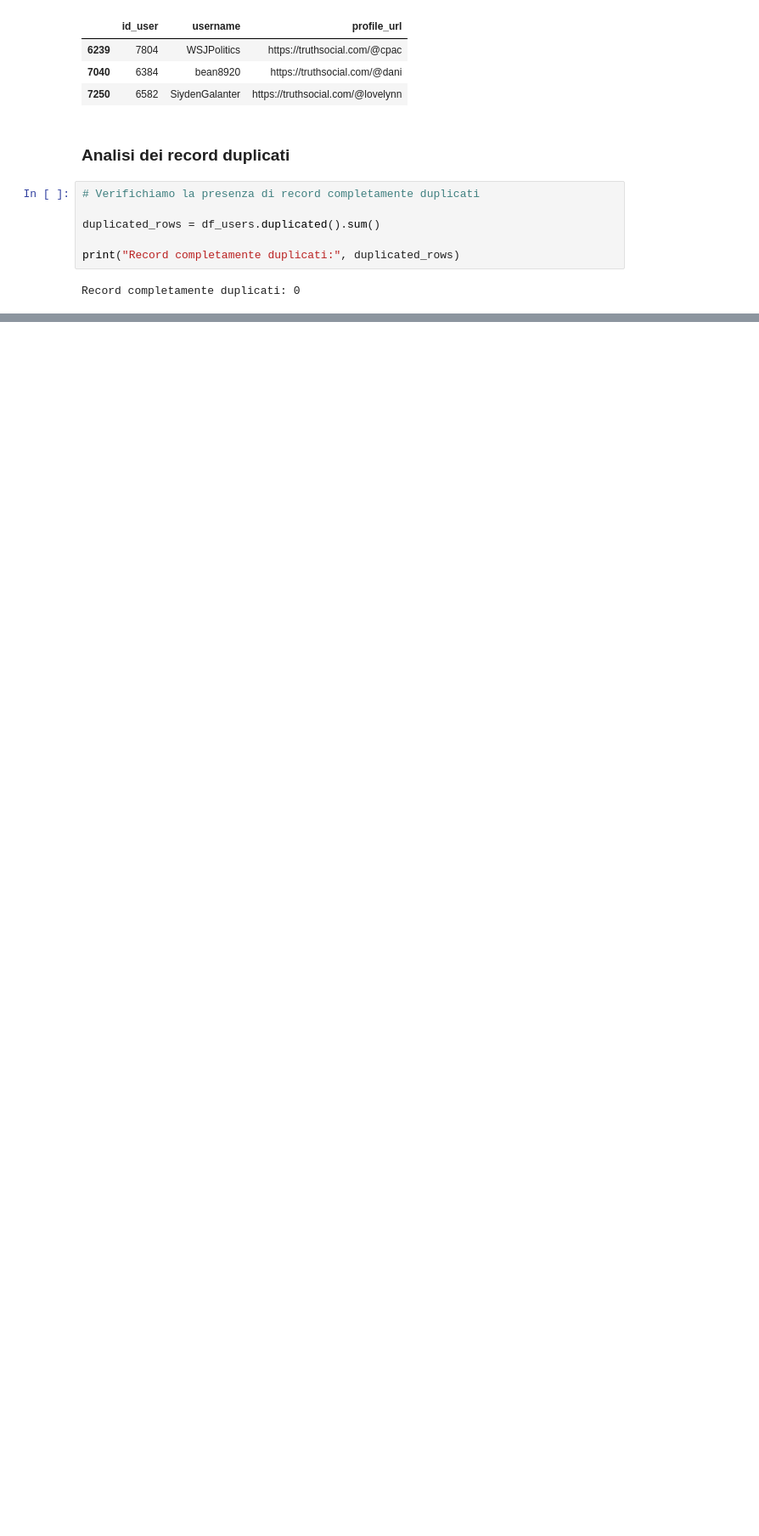
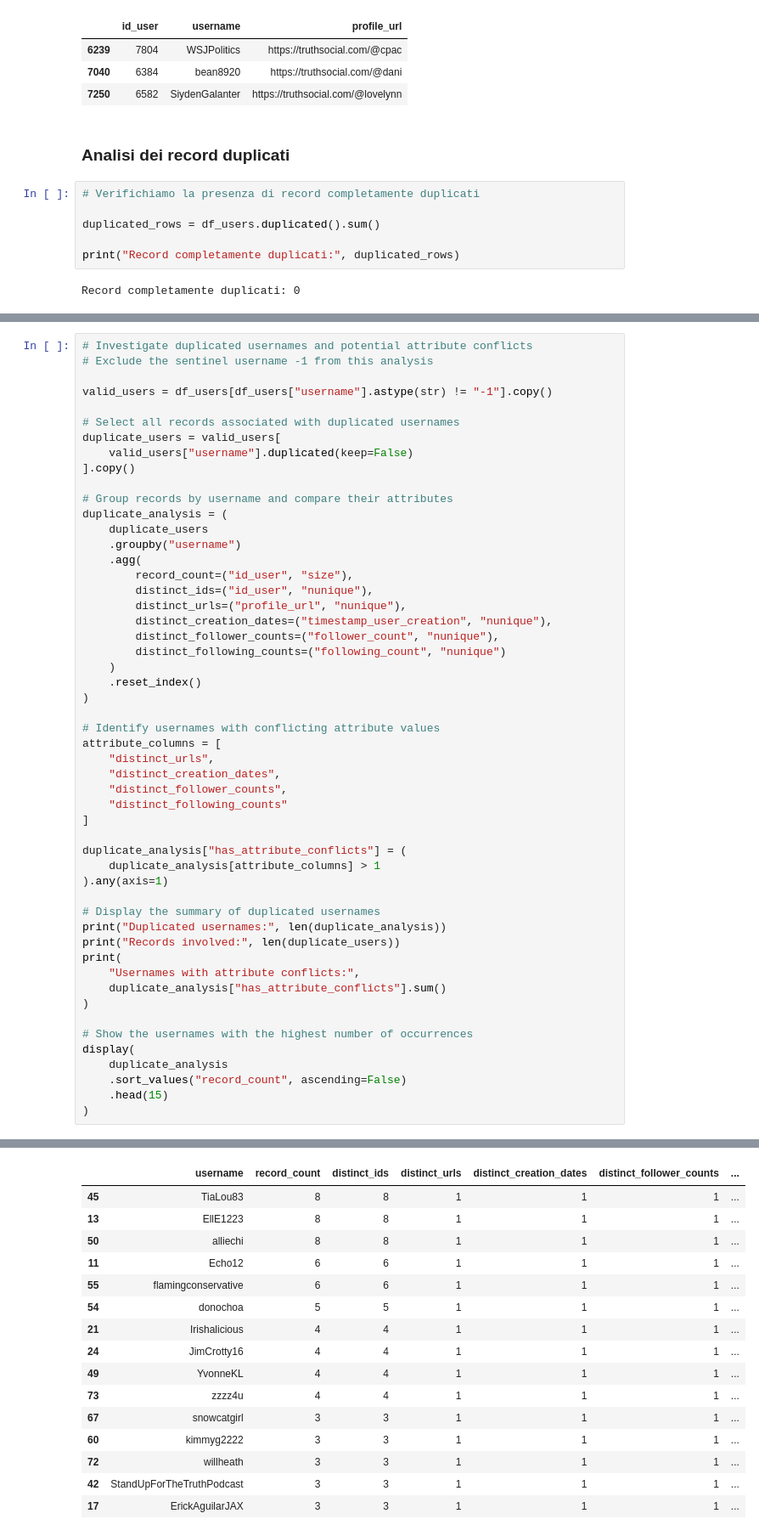
Before and after one commit to lorenzobuccolini03/Truth-Social-Analysis-and-Data-Warehousing---Decision-Support-Systems-, a Jupyter notebook: 01_assignment/01_02_explore_users.ipynb, the cells around one changed output, grey strips where cells are left out. Shown at 85% size. Drawn from its saved outputs; the diff is of its cells as text; blank space fills up the shorter version.

```diff
--- a/01_assignment/01_02_explore_users.ipynb
+++ b/01_assignment/01_02_explore_users.ipynb
@@ -756,0 +989,53 @@ NameError: name 'pd' is not defined
+# %%
+# Investigate duplicated usernames and potential attribute conflicts
+# Exclude the sentinel username -1 from this analysis
+
+valid_users = df_users[df_users["username"].astype(str) != "-1"].copy()
+
+# Select all records associated with duplicated usernames
+duplicate_users = valid_users[
+    valid_users["username"].duplicated(keep=False)
+].copy()
+
+# Group records by username and compare their attributes
+duplicate_analysis = (
+    duplicate_users
+    .groupby("username")
+    .agg(
+        record_count=("id_user", "size"),
+        distinct_ids=("id_user", "nunique"),
+        distinct_urls=("profile_url", "nunique"),
+        distinct_creation_dates=("timestamp_user_creation", "nunique"),
+        distinct_follower_counts=("follower_count", "nunique"),
+        distinct_following_counts=("following_count", "nunique")
+    )
+    .reset_index()
+)
+
+# Identify usernames with conflicting attribute values
+attribute_columns = [
+    "distinct_urls",
+    "distinct_creation_dates",
+    "distinct_follower_counts",
+    "distinct_following_counts"
+]
+
+duplicate_analysis["has_attribute_conflicts"] = (
+    duplicate_analysis[attribute_columns] > 1
+).any(axis=1)
+
+# Display the summary of duplicated usernames
+print("Duplicated usernames:", len(duplicate_analysis))
+print("Records involved:", len(duplicate_users))
+print(
+    "Usernames with attribute conflicts:",
+    duplicate_analysis["has_attribute_conflicts"].sum()
+)
+
+# Show the usernames with the highest number of occurrences
+display(
+    duplicate_analysis
+    .sort_values("record_count", ascending=False)
+    .head(15)
+)
+# %% [output]
@@ -756,0 +1045,16 @@ NameError: name 'pd' is not defined
+|  | username | record_count | distinct_ids | distinct_urls | distinct_creation_dates | distinct_follower_counts | ... |
+| 45 | TiaLou83 | 8 | 8 | 1 | 1 | 1 | ... |
+| 13 | EllE1223 | 8 | 8 | 1 | 1 | 1 | ... |
+| 50 | alliechi | 8 | 8 | 1 | 1 | 1 | ... |
+| 11 | Echo12 | 6 | 6 | 1 | 1 | 1 | ... |
+| 55 | flamingconservative | 6 | 6 | 1 | 1 | 1 | ... |
+| 54 | donochoa | 5 | 5 | 1 | 1 | 1 | ... |
+| 21 | Irishalicious | 4 | 4 | 1 | 1 | 1 | ... |
+| 24 | JimCrotty16 | 4 | 4 | 1 | 1 | 1 | ... |
+| 49 | YvonneKL | 4 | 4 | 1 | 1 | 1 | ... |
+| 73 | zzzz4u | 4 | 4 | 1 | 1 | 1 | ... |
+| 67 | snowcatgirl | 3 | 3 | 1 | 1 | 1 | ... |
+| 60 | kimmyg2222 | 3 | 3 | 1 | 1 | 1 | ... |
+| 72 | willheath | 3 | 3 | 1 | 1 | 1 | ... |
+| 42 | StandUpForTheTruthPodcast | 3 | 3 | 1 | 1 | 1 | ... |
+| 17 | ErickAguilarJAX | 3 | 3 | 1 | 1 | 1 | ... |
```
Also changed, not shown: parts of 26 cells of this notebook, 1 other file.
